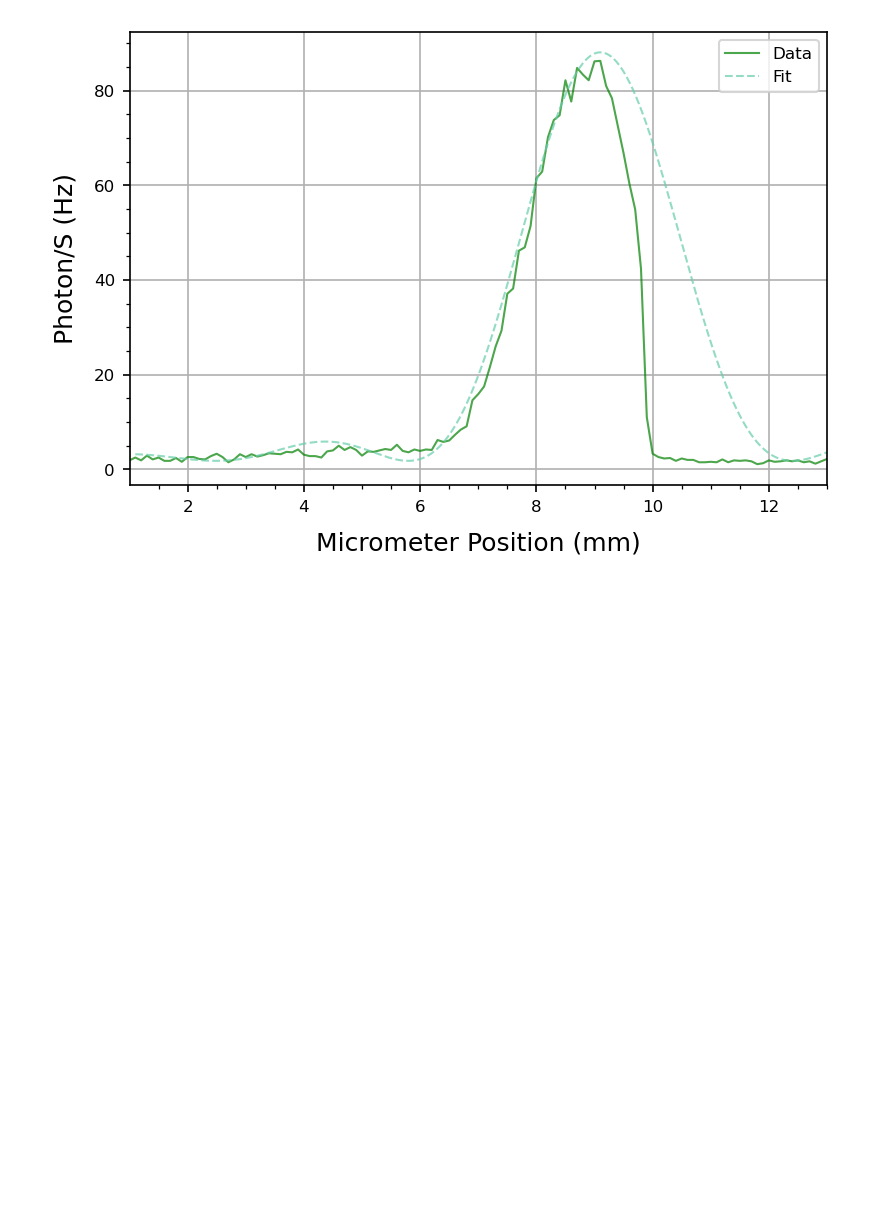
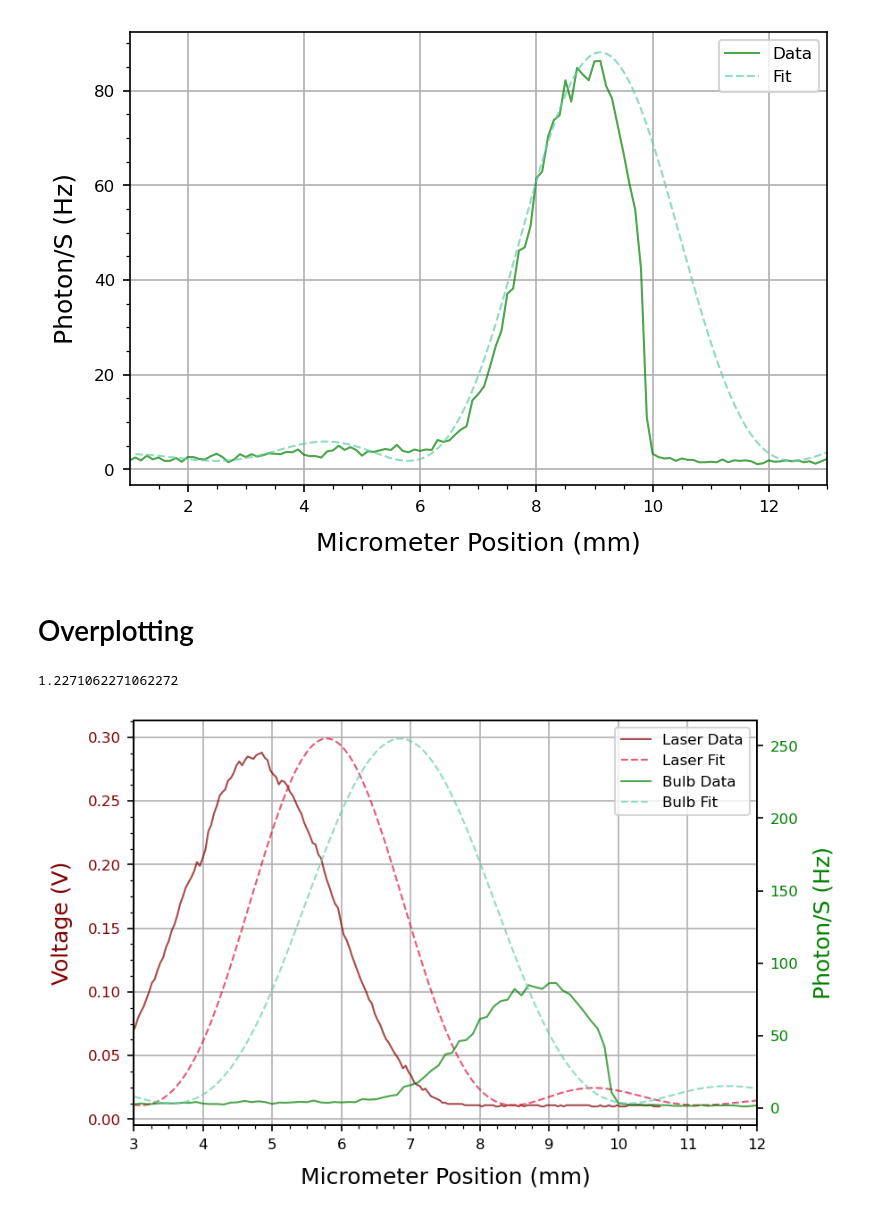
Before and after one commit to parallax-xallaraq/PHSX616, a Jupyter notebook: Lab1 - Two Slit Interference/Code/Fitting.ipynb, the cells around one changed output. Saved outputs shown, nothing was run; the diff lists cells and outputs as text; code cells hidden in the pictures; blank space fills up the shorter version.

Commit message:
make fitting multi axiz

```diff
--- a/Lab1 - Two Slit Interference/Code/Fitting.ipynb
+++ b/Lab1 - Two Slit Interference/Code/Fitting.ipynb
@@ -199,3 +199,47 @@ myplt.PlotMultiXY(
 )
 # %% [output]
 [figure]
+# %% [markdown]
+# Overplotting
+# %%
+lam_green = (551. + 541.)/2
+lam_red = 670.
+lamRatio_redgreen =  lam_red / lam_green
+print(lamRatio_redgreen)
+# %% [output]
+1.2271062271062272
+# %%
+# get laser fit
+xfit_laser = GetX()
+yfit_laser = I_v2(xfit_laser, tables['Laser 1s']['I0'], tables['Laser 1s']['Beta'], tables['Laser 1s']['Alpha'])
+# get bulb fit
+xfit_bulb = GetX()
+yfit_bulb = I_v2(xfit_bulb, I0avg, tables['Bulb 1s']['Beta'], tables['Bulb 1s']['Alpha'])
+
+# plot
+myplt.PlotMultiXY_DualY(
+    # y axis 1
+    x_ax1       = [ tables['Laser 1s']['Micrometer Position (mm)']/(lamRatio_redgreen),
+                    (xfit_laser + GetXShift(tables, 'Laser 2s', 'Micrometer Position (mm)', 'Voltage (V)'))/(lamRatio_redgreen)],
+    y_ax1       = [ tables['Laser 1s']['Voltage (V)'],
+                    yfit_laser + GetYShift(tables, 'Laser 2s', 'Voltage (V)')],
+    ylab_ax1    = 'Voltage (V)',
+    color_ax1   = ['maroon', 'crimson'],
+    linestyle_ax1 = ['-','--'],
+    legend_ax1  = ['Laser Data', 'Laser Fit'],
+    # y axis 2
+    x_ax2       = [ tables['Bulb 1s']['Micrometer Position (mm)'],
+                    xfit_bulb + GetXShift(tables, expKey, 'Micrometer Position (mm)', 'Photon/S (Hz)')],
+    y_ax2       = [ tables['Bulb 1s']['Photon/S (Hz)'],
+                    yfit_bulb + GetYShift(tables, expKey, 'Photon/S (Hz)') ],
+    ylab_ax2    ='Photon/S (Hz)',
+    color_ax2   = ['green','mediumaquamarine' ],
+    linestyle_ax2 = ['-','--'],
+    legend_ax2  = ['Bulb Data', 'Bulb Fit'],
+    # shared properties
+    xlab        = 'Micrometer Position (mm)',
+    xlim        = [3,12],
+    # fileName    = path_fig + 'Fit_Laser1s_Bulb1s.png'
+)
+# %% [output]
+[figure, added]
```
Also changed, not shown: parts of 2 cells of this notebook, 5 other files.
